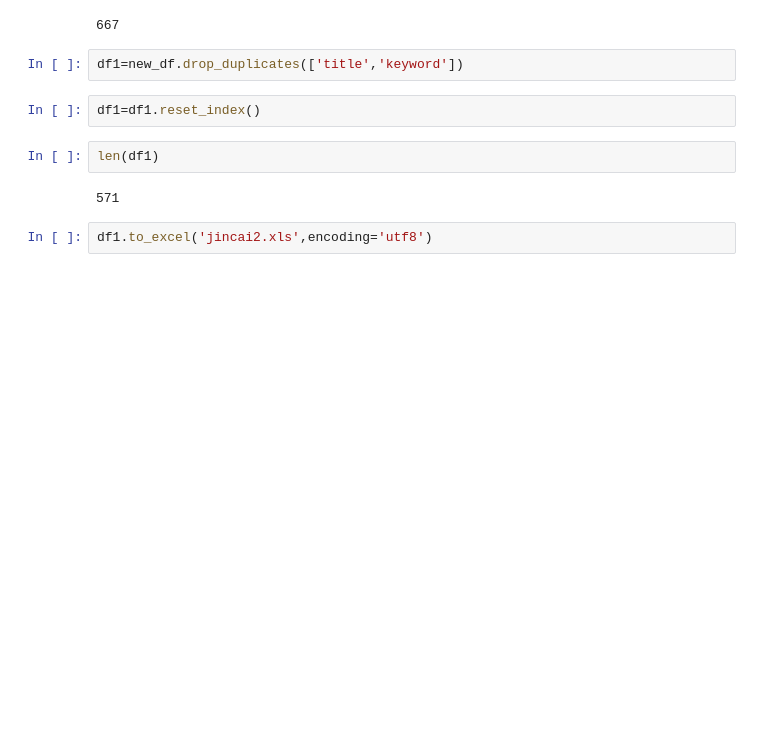
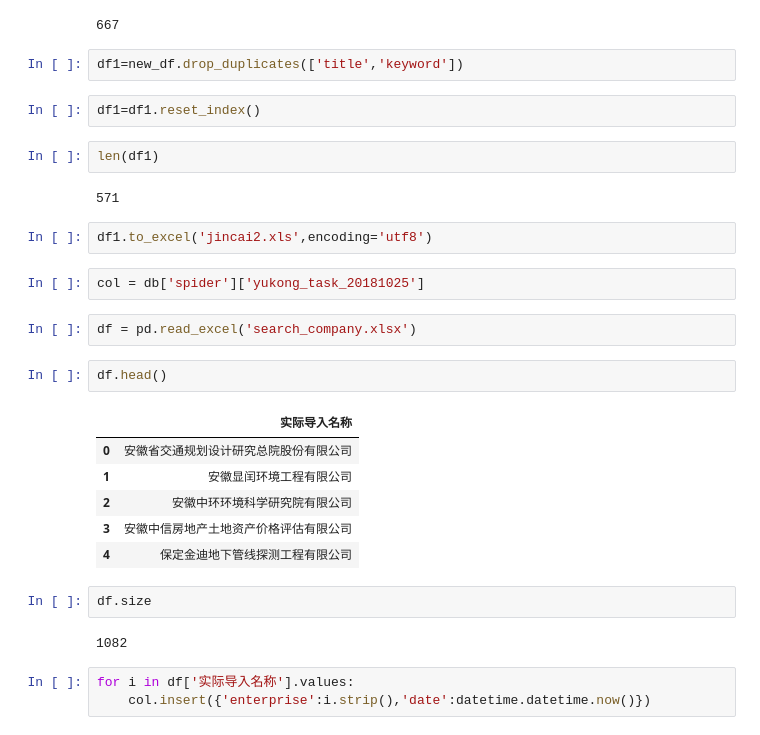
Before and after one commit to barneyElDinosaurio/base_function, a Jupyter notebook: mongo_notebook.ipynb, the cells around one changed output. Saved outputs shown, nothing was run; the diff lists cells and outputs as text; blank space fills up the shorter version.

```diff
--- a/mongo_notebook.ipynb
+++ b/mongo_notebook.ipynb
@@ -543,3 +544,23 @@ len(df1)
 571
 # %%
 df1.to_excel('jincai2.xls',encoding='utf8')
+# %%
+col = db['spider']['yukong_task_20181025']
+# %%
+df = pd.read_excel('search_company.xlsx')
+# %%
+df.head()
+# %% [output]
+|  | 实际导入名称 |
+| 0 | 安徽省交通规划设计研究总院股份有限公司 |
+| 1 | 安徽显闰环境工程有限公司 |
+| 2 | 安徽中环环境科学研究院有限公司 |
+| 3 | 安徽中信房地产土地资产价格评估有限公司 |
+| 4 | 保定金迪地下管线探测工程有限公司 |
+# %%
+df.size
+# %% [output]
+1082
+# %%
+for i in df['实际导入名称'].values:
+    col.insert({'enterprise':i.strip(),'date':datetime.datetime.now()})
```
Also changed, not shown: parts of 6 cells of this notebook, 6 other files.
